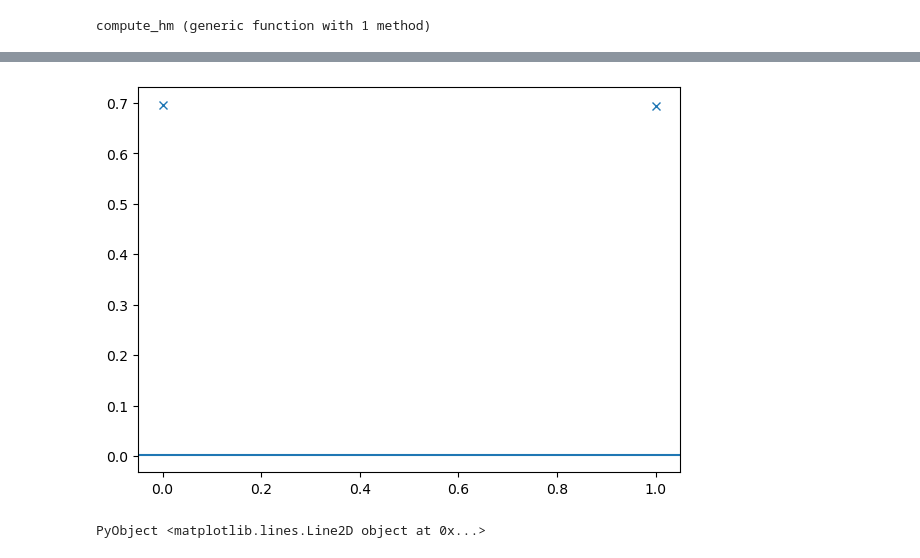
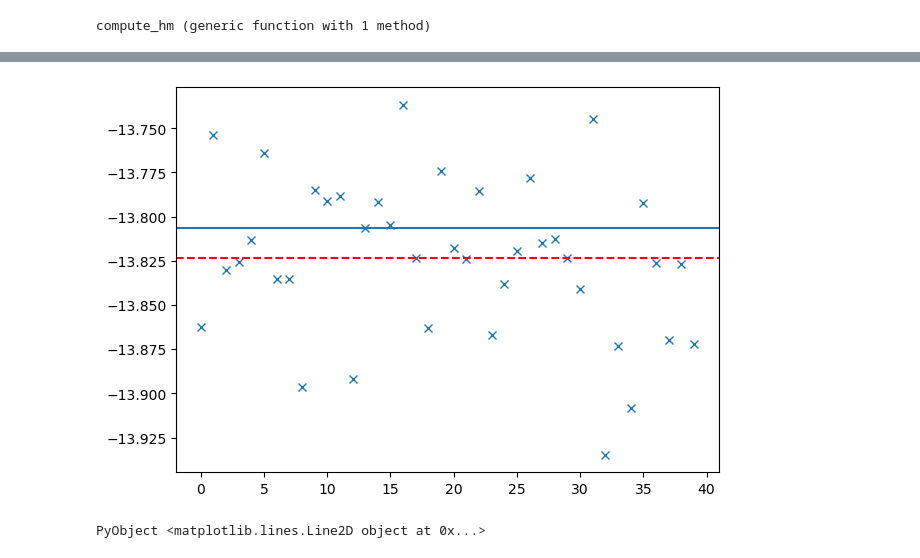
Before and after one commit to VasylHafych/AHMI-Volumes, a Jupyter notebook: notebooks/4-Functions.ipynb, the cells around one changed output, grey strips where cells are left out. Cells and saved outputs as stored; diff of their text form; code cells hidden in the pictures.

```diff
--- a/notebooks/4-Functions.ipynb
+++ b/notebooks/4-Functions.ipynb
@@ -39,14 +39,14 @@ posterior = PosteriorDensity(log_likelihood, prior);
 # %%
 nsamples = 3*10^5
 
+samples = bat_sample(
+    posterior,
+    nsamples, MCMCSampling(sampler = MetropolisHastings(), nchains = 4)
+).result; # MCMCSampling(sampler = MetropolisHastings(), nchains = 4)
+
 # samples = bat_sample(
-#     posterior,
-#     nsamples, MCMCSampling(sampler = MetropolisHastings(), nchains = 4)
-# ).result; # MCMCSampling(sampler = MetropolisHastings(), nchains = 4)
-
-samples = bat_sample(
-    distribution,
-    nsamples, IIDSampling()).result;
+#     distribution,
+#     nsamples, IIDSampling()).result;
 # %% [output]
 ┌ Info: Initializing new RNG of type Random123.Philox4x{UInt64,10}
 └ @ BAT /Users/vhafych/MPP-Server/gitrepos/BAT.jl/src/algotypes/bat_default.jl:44
@@ -173,8 +208,9 @@ integral_estimates
 # %%
 fig, ax = plt.subplots(1,1, figsize=(7,5))
 
 ax.plot(integral_estimates, "x")
-ax.axhline([i_ahmi.val])
+ax.axhline([i_ahmi.val], )
+ax.axhline([mean(integral_estimates)], color="red", linestyle = "--")
 # %% [output]
-[figure, old version]
+[figure, new version]
 PyObject <matplotlib.lines.Line2D object at 0x...>
```
Also changed, not shown: parts of 8 cells of this notebook.
